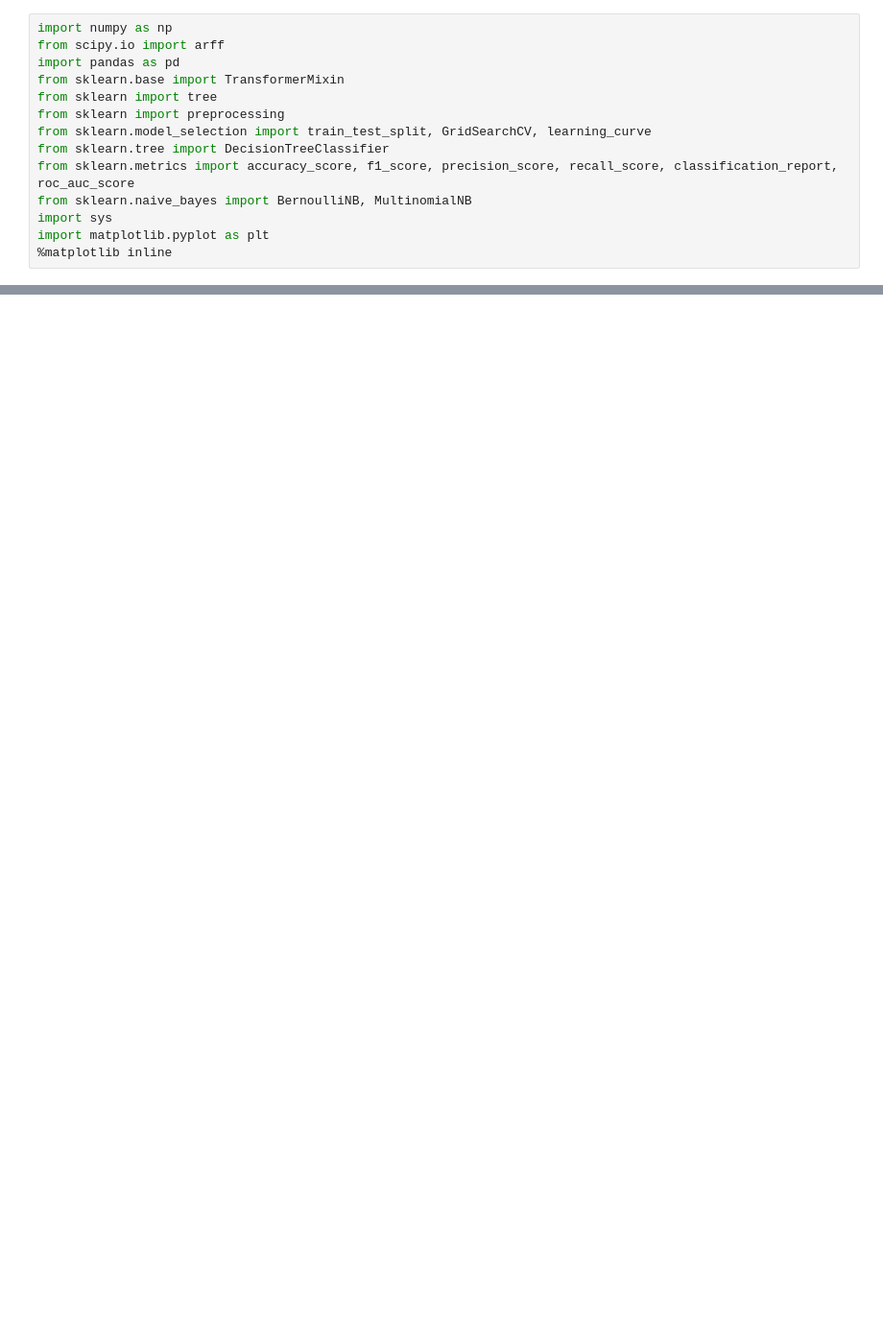
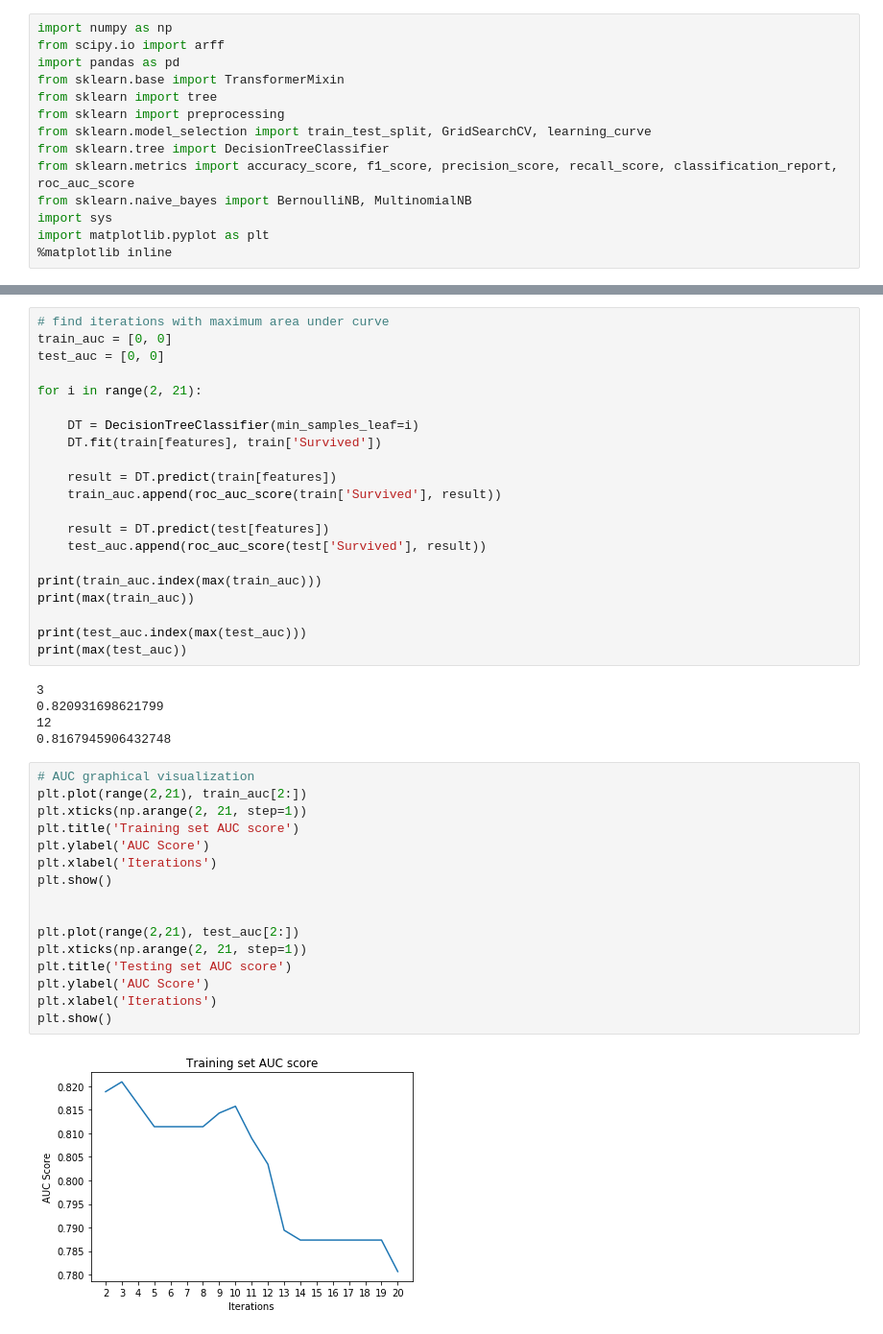
Before and after one commit to diuleilomo/MSA2020-AI, a Jupyter notebook: titanic.ipynb, the cells around one changed output, grey strips where cells are left out. Shown: that part at 96% size. Saved outputs shown, nothing was run; the diff lists cells and outputs as text; blank space fills up the shorter version.

```diff
--- a/titanic.ipynb
+++ b/titanic.ipynb
@@ -63,0 +52,44 @@ def get_method_scores(data, method):
+# %%
+# find iterations with maximum area under curve
+train_auc = [0, 0]
+test_auc = [0, 0]
+
+for i in range(2, 21):
+
+    DT = DecisionTreeClassifier(min_samples_leaf=i)
+    DT.fit(train[features], train['Survived'])
+
+    result = DT.predict(train[features])
+    train_auc.append(roc_auc_score(train['Survived'], result))
+
+    result = DT.predict(test[features])
+    test_auc.append(roc_auc_score(test['Survived'], result))
+
+print(train_auc.index(max(train_auc)))
+print(max(train_auc))
+
+print(test_auc.index(max(test_auc)))
+print(max(test_auc))
+# %% [output]
+3
+0.820931698621799
+12
+0.8167945906432748
+# %%
+# AUC graphical visualization
+plt.plot(range(2,21), train_auc[2:])
+plt.xticks(np.arange(2, 21, step=1))
+plt.title('Training set AUC score')
+plt.ylabel('AUC Score')
+plt.xlabel('Iterations')
+plt.show()
+
+
+plt.plot(range(2,21), test_auc[2:])
+plt.xticks(np.arange(2, 21, step=1))
+plt.title('Testing set AUC score')
+plt.ylabel('AUC Score')
+plt.xlabel('Iterations')
+plt.show()
+# %% [output]
+[figure, added]
```
Also changed, not shown: parts of 7 cells of this notebook, 1 other file.
